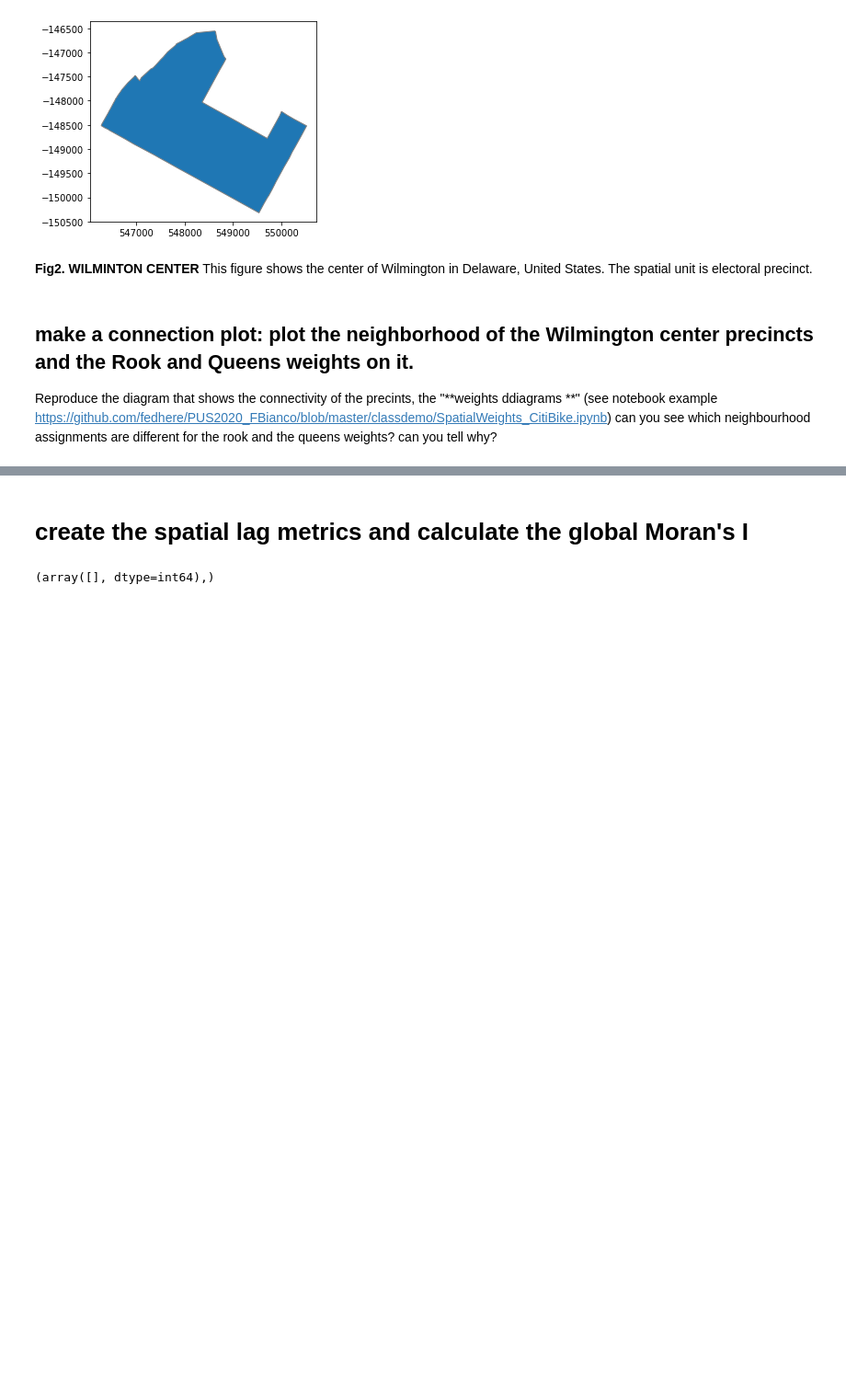
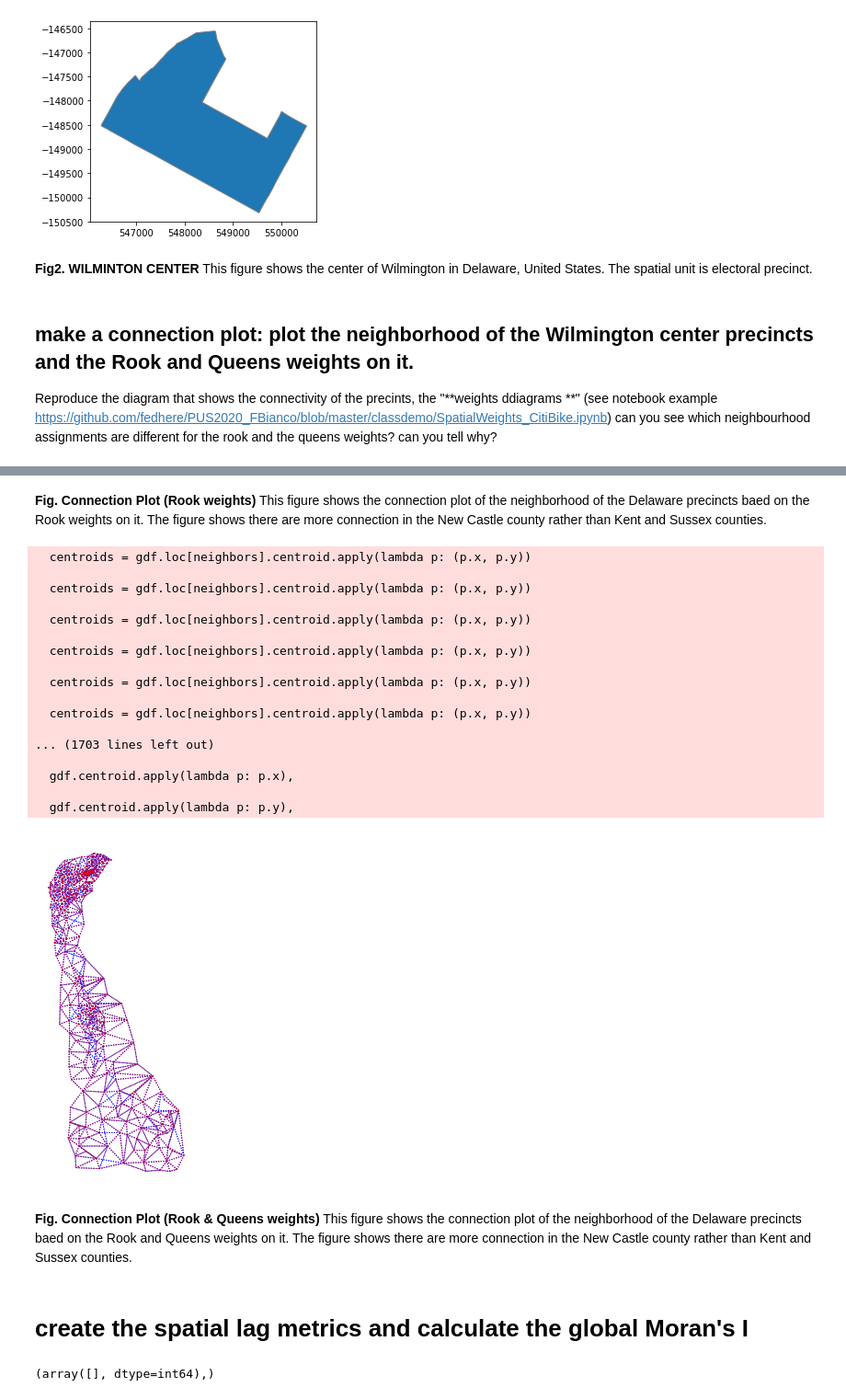
Before and after one commit to KLeeDE/PUS2020_KLee, a Jupyter notebook: HW6/DEelectoralHW6_Kyungmin.ipynb, the cells around one changed output, grey strips where cells are left out. Shown at 92% size. Cells and saved outputs as stored; diff of their text form; code cells hidden in the pictures; blank space fills up the shorter version.

```diff
--- a/HW6/DEelectoralHW6_Kyungmin.ipynb
+++ b/HW6/DEelectoralHW6_Kyungmin.ipynb
@@ -662,3 +690,35 @@ Reproduce the diagram that shows the connectivity of the precints, the "**weight
+# %% [markdown]
+**Fig. Connection Plot (Rook weights)** This figure shows the connection plot of the neighborhood of the Delaware precincts baed on the Rook weights on it. The figure shows there are more connection in the New Castle county rather than Kent and Sussex counties.
+# %%
+ax = wilmingtonpc.plot(edgecolor='grey', facecolor='w', figsize= (14,7))
+f,ax = queens_DE.plot(de_elecmap, ax=ax,
+        edge_kws=dict(color='b', linestyle=':', linewidth=1),
+        node_kws=dict(marker=''))
+f,ax = rook_DE.plot(de_elecmap, ax=ax,
+        edge_kws=dict(color='r', linestyle=':', alpha=0.5, linewidth=1),
+        node_kws=dict(marker=''))
+ax.set_axis_off()
+# %% [output]
+  centroids = gdf.loc[neighbors].centroid.apply(lambda p: (p.x, p.y))
+
+  centroids = gdf.loc[neighbors].centroid.apply(lambda p: (p.x, p.y))
+
+  centroids = gdf.loc[neighbors].centroid.apply(lambda p: (p.x, p.y))
+
+  centroids = gdf.loc[neighbors].centroid.apply(lambda p: (p.x, p.y))
+
+  centroids = gdf.loc[neighbors].centroid.apply(lambda p: (p.x, p.y))
+
+  centroids = gdf.loc[neighbors].centroid.apply(lambda p: (p.x, p.y))
+
+... (1703 lines left out)
+
+  gdf.centroid.apply(lambda p: p.x),
+
+  gdf.centroid.apply(lambda p: p.y),
+[figure, added]
+# %% [markdown]
+**Fig. Connection Plot (Rook & Queens weights)** This figure shows the connection plot of the neighborhood of the Delaware precincts baed on the Rook and Queens weights on it. The figure shows there are more connection in the New Castle county rather than Kent and Sussex counties.
 # %% [markdown]
 # create the spatial lag metrics and calculate the global Moran's I
 # %%
```
Also changed, not shown: parts of 18 cells of this notebook.
